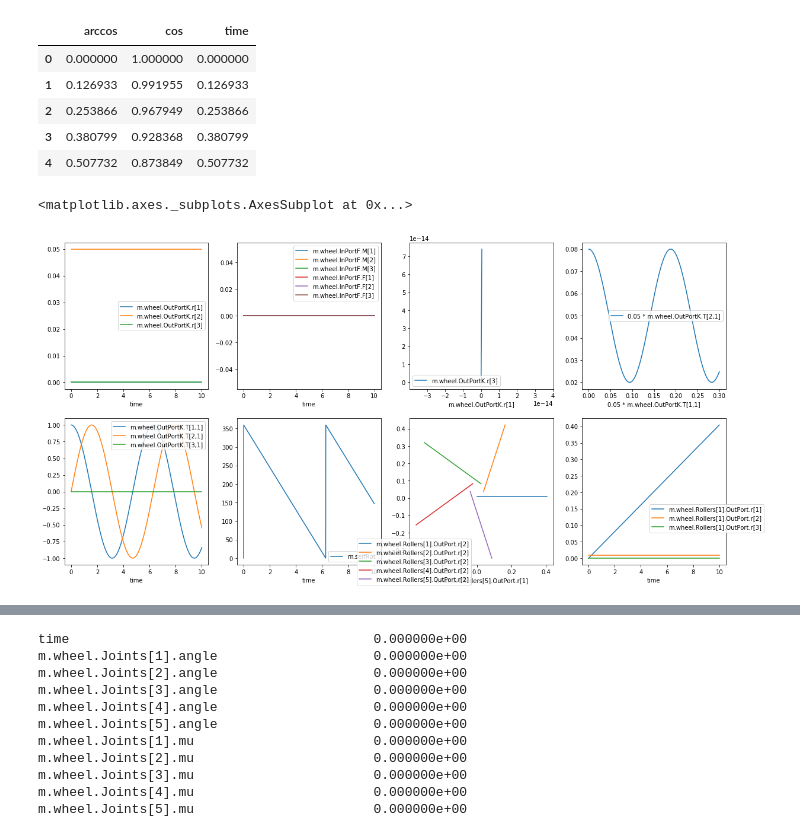
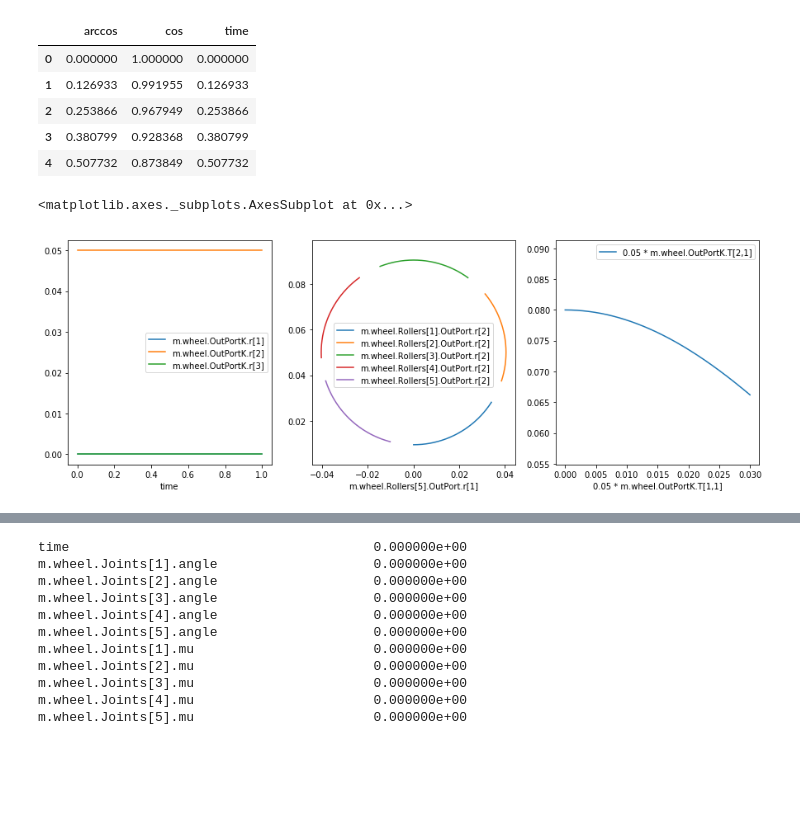
Before and after one commit to admech/mbs, a Jupyter notebook: omni/py.ipynb, the cells around one changed output, grey strips where cells are left out. Saved outputs shown, nothing was run; the diff lists cells and outputs as text; code cells hidden in the pictures; blank space fills up the shorter version.

Commit message:
[WHEEL] Made sure the wheel without contacts works

```diff
--- a/omni/py.ipynb
+++ b/omni/py.ipynb
@@ -180,81 +180,39 @@ tmp.head()
 | 3 | 0.380799 | 0.928368 | 0.380799 |
 | 4 | 0.507732 | 0.873849 | 0.507732 |
 # %%
-fig, axs = plt.subplots(2, 4, figsize = (20, 10))
+fig, axs = plt.subplots(1, 3, figsize = (15, 5))
 
 res[
     [ 'time'
     , 'm.wheel.OutPortK.r[1]'
     , 'm.wheel.OutPortK.r[2]'
     , 'm.wheel.OutPortK.r[3]'
     ]
-].plot(x = 'time', ax = axs[0][0])
+].plot(x = 'time', ax = axs[0])
 
-res[
-    [ 'time'
-    , 'm.wheel.InPortF.M[1]'
-    , 'm.wheel.InPortF.M[2]'
-    , 'm.wheel.InPortF.M[3]'
-    , 'm.wheel.InPortF.F[1]'
-    , 'm.wheel.InPortF.F[2]'
-    , 'm.wheel.InPortF.F[3]'
-    ]
-].plot(x = 'time', ax = axs[0][1])
-
-axs[0][2].axis('equal')
-res[
-    [ 'm.wheel.OutPortK.r[1]'
-    , 'm.wheel.OutPortK.r[3]'
-    ]
-].plot(x = 'm.wheel.OutPortK.r[1]', ax = axs[0][2])
-
-res[
-    [ 'time'
-    , 'm.wheel.OutPortK.T[1,1]'
-    , 'm.wheel.OutPortK.T[2,1]'
-    , 'm.wheel.OutPortK.T[3,1]'
-    ]
-].plot(x = 'time', ax = axs[1][0])
-
-df[
-    [ 'time'
-    , 'm.selfRot'
-    ]
-].plot(x = 'time', ax = axs[1][1])
-
-
+axs[1].axis('equal')
 for i in range(n):
     res[
         [ 'm.wheel.Rollers[' + str(i + 1) + '].OutPort.r[1]'
         , 'm.wheel.Rollers[' + str(i + 1) + '].OutPort.r[2]'
         ]
-    ].plot(x = 'm.wheel.Rollers[' + str(i + 1) + '].OutPort.r[1]', ax = axs[1][2])
+    ].plot(x = 'm.wheel.Rollers[' + str(i + 1) + '].OutPort.r[1]', ax = axs[1])
+axs[1].legend(bbox_to_anchor=(0.5, 0.65))
 
-axs[1][2].legend(bbox_to_anchor=(0.45, 0.2))
-
-res[
-    [ 'time'
-    , 'm.wheel.Rollers[1].OutPort.r[1]'
-    , 'm.wheel.Rollers[1].OutPort.r[2]'
-    , 'm.wheel.Rollers[1].OutPort.r[3]'
-    ]
-].plot(x = 'time', ax = axs[1][3])
-
-axs[1][3].legend(bbox_to_anchor=(0.45, 0.2))
-
+axs[2].axis('equal')
 res[
     [ 'm.wheel.OutPortK.T[1,1]'
     , 'm.wheel.OutPortK.T[2,1]'
     ]
 ].assign(
     **{ '0.05 * m.wheel.OutPortK.T[1,1]' : df.apply(lambda row: 0.03 * row[0], axis = 1)
       , '0.05 * m.wheel.OutPortK.T[2,1]' : df.apply(lambda row: 0.03 * row[1] + 0.05, axis = 1)
       }
 )[
     [ '0.05 * m.wheel.OutPortK.T[1,1]'
     , '0.05 * m.wheel.OutPortK.T[2,1]'
     ]
-].plot(x = '0.05 * m.wheel.OutPortK.T[1,1]', ax = axs[0][3])
+].plot(x = '0.05 * m.wheel.OutPortK.T[1,1]', ax = axs[2])
 # %% [output]
 <matplotlib.axes._subplots.AxesSubplot at 0x...>
-[figure, old version]
+[figure, new version]
```
Also changed, not shown: parts of 10 cells of this notebook, 1 other file.
